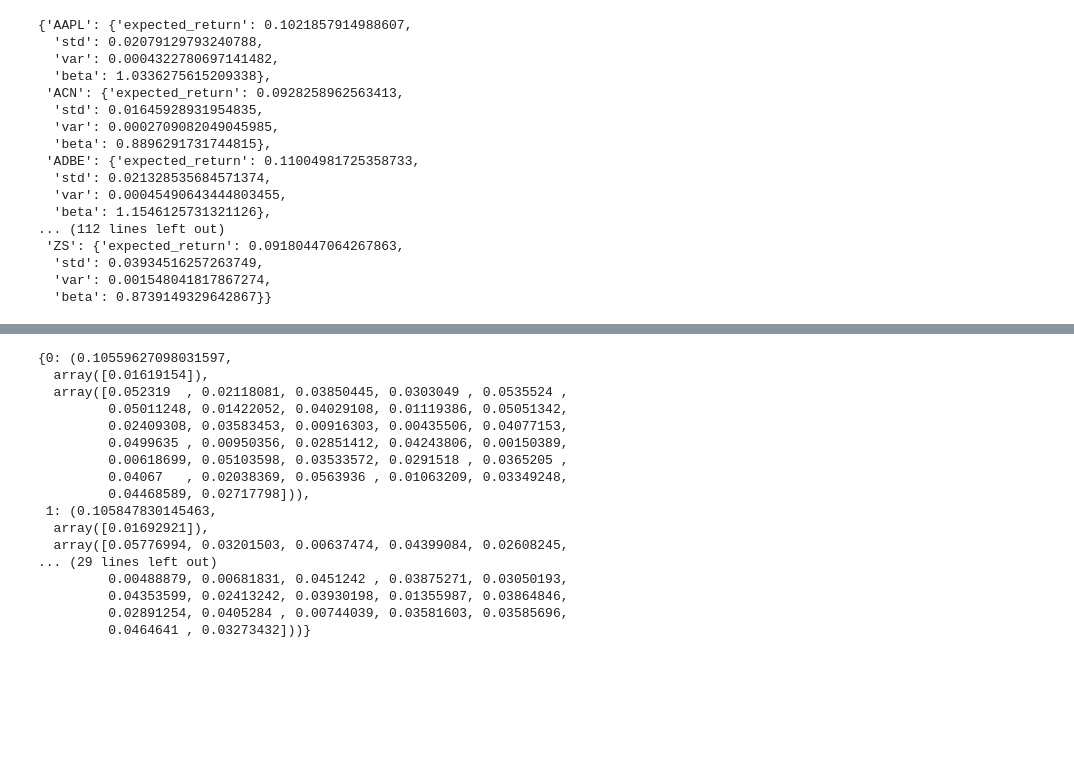
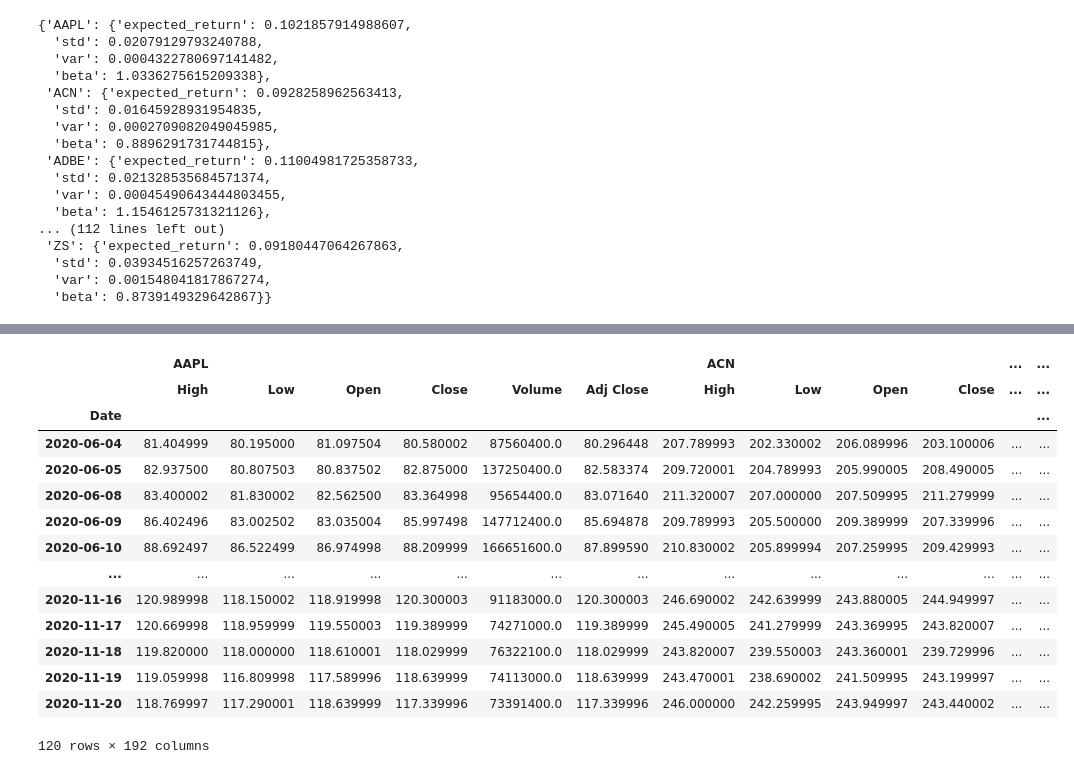
Before and after one commit to anuraggargLTI/module_8_project_1, a Jupyter notebook: efficient_frontier.ipynb, the cells around one changed output, grey strips where cells are left out. Saved outputs shown, nothing was run; the diff lists cells and outputs as text; code cells hidden in the pictures; blank space fills up the shorter version.

Commit message:
modified get_portfolio_historical_data to change formatting of returned dataframe

```diff
--- a/efficient_frontier.ipynb
+++ b/efficient_frontier.ipynb
@@ -15,7 +15,7 @@ spx_df = pd.read_csv(Path('./Resources/SPX.csv'),
                     )
 spx_daily_returns = spx_df['Close'].pct_change().dropna()
 # %%
-symbols_list = ['AAPL', 'ACN', 'ADBE', 'ADI', 'ADSK', 'AKAM', 'AMAT', 'AMD', 'CRM', 'DELL', 'DOCU', 'EPAM', 'FIS', 'FISV', 'IBM', 'INFY', 'LRCX', 'MSFT', 'MU', 'NOW', 'NVDA', 'ORCL', 'SAP', 'TEAM', 'TXN', 'WDAY', 'WORK', 'XLNX', 'ZBRA', 'ZEN', 'ZI', 'ZS']
+stocks = ['AAPL', 'ACN', 'ADBE', 'ADI', 'ADSK', 'AKAM', 'AMAT', 'AMD', 'CRM', 'DELL', 'DOCU', 'EPAM', 'FIS', 'FISV', 'IBM', 'INFY', 'LRCX', 'MSFT', 'MU', 'NOW', 'NVDA', 'ORCL', 'SAP', 'TEAM', 'TXN', 'WDAY', 'WORK', 'XLNX', 'ZBRA', 'ZEN', 'ZI', 'ZS']
 # This function may have to be rewritten to accomodate Anurag's data functions
 # as it performs all the analysis within the same loop as retrieving the data.
 def stock_data_calculator(stocks):
@@ -212,19 +278,19 @@ def efficient_frontier_generator(stocks):
 # %%
+
+get_portfolio_historical_data(stocks)
 # %% [output]
+|  | AAPL |  |  |  |  |  | ACN |  |  |  | ... | ... |
+|  | High | Low | Open | Close | Volume | Adj Close | High | Low | Open | Close | ... | ... |
+| Date |  |  |  |  |  |  |  |  |  |  |  | ... |
+| 2020-06-04 | 81.404999 | 80.195000 | 81.097504 | 80.580002 | 87560400.0 | 80.296448 | 207.789993 | 202.330002 | 206.089996 | 203.100006 | ... | ... |
+| 2020-06-05 | 82.937500 | 80.807503 | 80.837502 | 82.875000 | 137250400.0 | 82.583374 | 209.720001 | 204.789993 | 205.990005 | 208.490005 | ... | ... |
+| 2020-06-08 | 83.400002 | 81.830002 | 82.562500 | 83.364998 | 95654400.0 | 83.071640 | 211.320007 | 207.000000 | 207.509995 | 211.279999 | ... | ... |
+| 2020-06-09 | 86.402496 | 83.002502 | 83.035004 | 85.997498 | 147712400.0 | 85.694878 | 209.789993 | 205.500000 | 209.389999 | 207.339996 | ... | ... |
+| 2020-06-10 | 88.692497 | 86.522499 | 86.974998 | 88.209999 | 166651600.0 | 87.899590 | 210.830002 | 205.899994 | 207.259995 | 209.429993 | ... | ... |
+| ... | ... | ... | ... | ... | ... | ... | ... | ... | ... | ... | ... | ... |
+| 2020-11-16 | 120.989998 | 118.150002 | 118.919998 | 120.300003 | 91183000.0 | 120.300003 | 246.690002 | 242.639999 | 243.880005 | 244.949997 | ... | ... |
+| 2020-11-17 | 120.669998 | 118.959999 | 119.550003 | 119.389999 | 74271000.0 | 119.389999 | 245.490005 | 241.279999 | 243.369995 | 243.820007 | ... | ... |
+| 2020-11-18 | 119.820000 | 118.000000 | 118.610001 | 118.029999 | 76322100.0 | 118.029999 | 243.820007 | 239.550003 | 243.360001 | 239.729996 | ... | ... |
+| 2020-11-19 | 119.059998 | 116.809998 | 117.589996 | 118.639999 | 74113000.0 | 118.639999 | 243.470001 | 238.690002 | 241.509995 | 243.199997 | ... | ... |
+| 2020-11-20 | 118.769997 | 117.290001 | 118.639999 | 117.339996 | 73391400.0 | 117.339996 | 246.000000 | 242.259995 | 243.949997 | 243.440002 | ... | ... |
-{0: (0.10559627098031597,
-  array([0.01619154]),
-  array([0.052319  , 0.02118081, 0.03850445, 0.0303049 , 0.0535524 ,
-         0.05011248, 0.01422052, 0.04029108, 0.01119386, 0.05051342,
-         0.02409308, 0.03583453, 0.00916303, 0.00435506, 0.04077153,
-         0.0499635 , 0.00950356, 0.02851412, 0.04243806, 0.00150389,
-         0.00618699, 0.05103598, 0.03533572, 0.0291518 , 0.0365205 ,
-         0.04067   , 0.02038369, 0.0563936 , 0.01063209, 0.03349248,
-         0.04468589, 0.02717798])),
- 1: (0.105847830145463,
-  array([0.01692921]),
-  array([0.05776994, 0.03201503, 0.00637474, 0.04399084, 0.02608245,
-... (29 lines left out)
-         0.00488879, 0.00681831, 0.0451242 , 0.03875271, 0.03050193,
-         0.04353599, 0.02413242, 0.03930198, 0.01355987, 0.03864846,
-         0.02891254, 0.0405284 , 0.00744039, 0.03581603, 0.03585696,
-         0.0464641 , 0.03273432]))}
+120 rows × 192 columns
```
Also changed, not shown: parts of 14 cells of this notebook, 2 other files.
